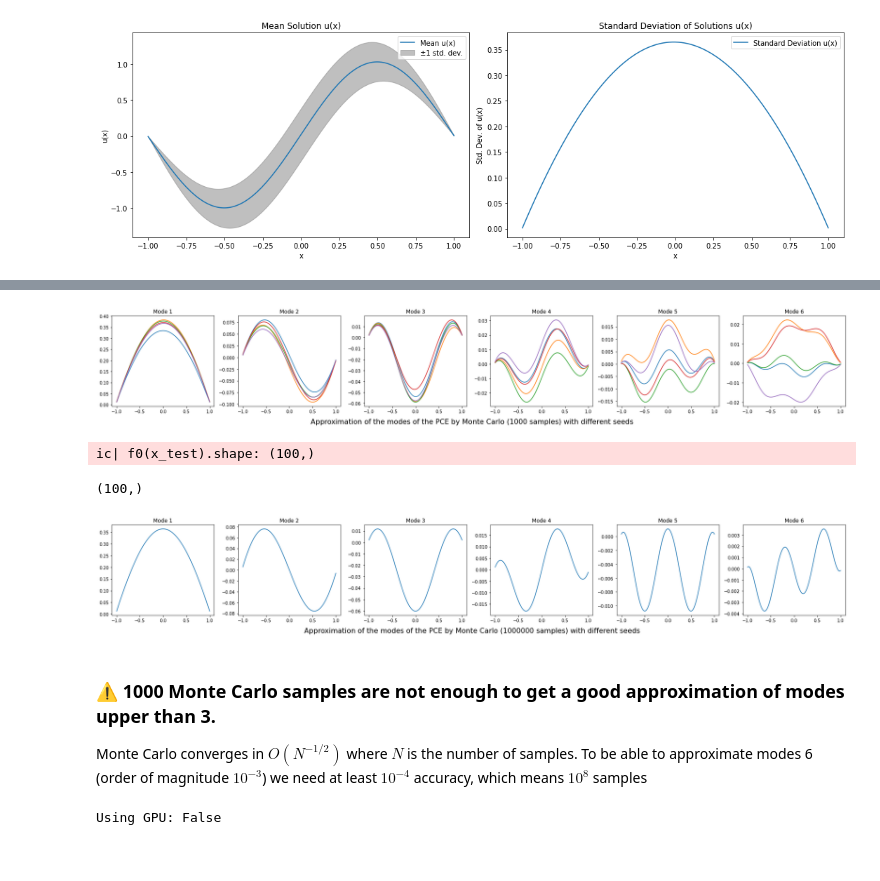
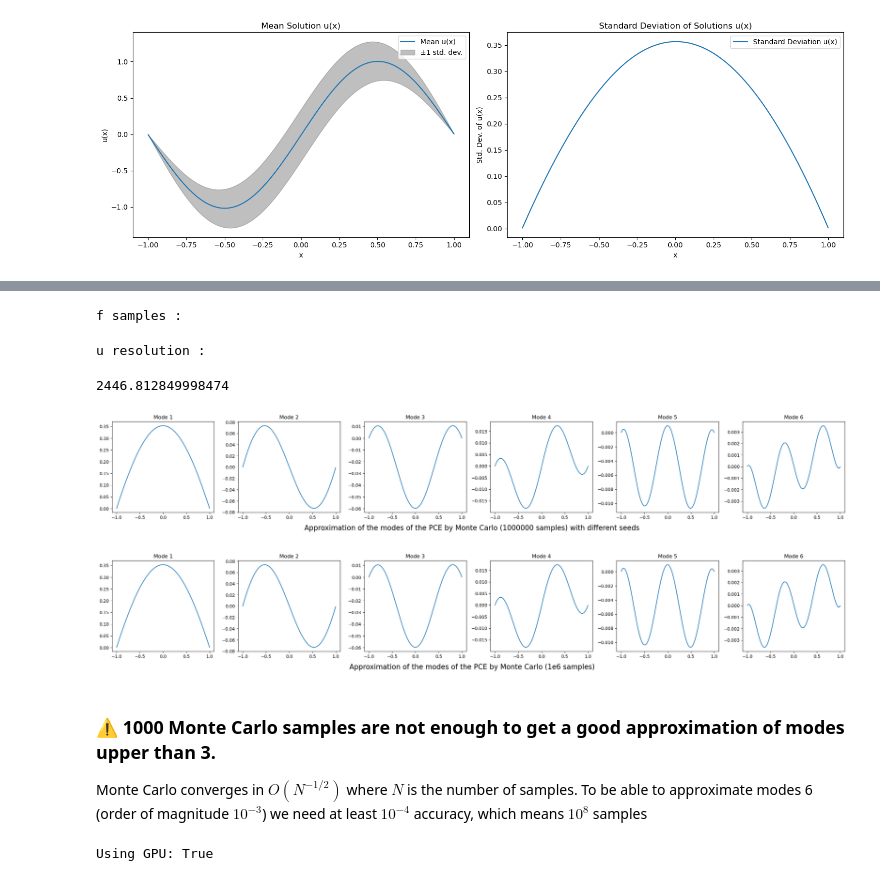
Before and after one commit to bonneted/pinn-cm, a Jupyter notebook: UQ/poisson_equation.ipynb, the cells around one changed output, grey strips where cells are left out. Saved outputs shown, nothing was run; the diff lists cells and outputs as text; code cells hidden in the pictures.

```diff
--- a/UQ/poisson_equation.ipynb
+++ b/UQ/poisson_equation.ipynb
@@ -17,7 +17,7 @@ from scipy.sparse.linalg import spsolve
 # Define parameters
 sigma = 1
 l = 0.5
-n_points = 110
+n_points = 1000
 x = np.linspace(-1, 1, n_points)
 dx = x[1] - x[0]
 
@@ -270,5 +174,7 @@ print(f"Truncation order for {threshold*100}% explained variance: {truncation_or
 Truncation order for 99.0% explained variance: 6
 # %%
+import time
+from tqdm import tqdm
 #approximating PCE modes by Monte Carlo
 def f_from_xi(xi, x_train, eigenvalues, eigenvectors, f0):
     """Compute the function f(x) from the random variables xi."""
@@ -276,67 +182,71 @@ def f_from_xi(xi, x_train, eigenvalues, eigenvectors, f0):
     f = f0(x_train) + f_stoch
     return f
 
-n_xi_samples = 1000
-n_x_points = 100 #spatial discretization/
+t_start = time.time()
+n_seeds = 1
+n_xi_samples = int(1e6)
+n_x_points = 1000 #spatial discretization/
 truncation_order = 6
 modes_functions = {}
 
 x_test = np.linspace(-1, 1, n_x_points)
 dx = x_test[1] - x_test[0]
 eigenvalues, eigenvectors = KL_expansion(x_test, kernel, truncation_order)
 
-for seed in range(0,5):
+for seed in range(0,n_seeds):
     np.random.seed(seed) # Set seed for reproducibility
 
     xi_test = np.random.randn(n_xi_samples, truncation_order)
 
-
-    f_samples = [f_from_xi(xi, x_test, eigenvalues, eigenvectors, lambda x: 0) for xi in xi_test]
-
-    u_solutions = np.array([solve_poisson(f_sample, dx) for f_sample in f_samples]) # Matrix of shape (n_samples, n_points)
+    print("f samples :")
+    f_samples = [f_from_xi(xi, x_test, eigenvalues, eigenvectors, lambda x: 0) for xi in tqdm(xi_test)]
+    print("u resolution :")
+    u_solutions = np.array([solve_poisson(f_sample, dx) for f_sample in tqdm(f_samples)]) # Matrix of shape (n_samples, n_points)
     u_mean = f0(x_test)/np.pi**2 # = u_solutions.mean(axis=0)
     u_stoch = u_solutions #- u_mean
     modes_functions[seed] = np.zeros((truncation_order, len(x_test)))
     for mode in range(0,truncation_order):
         xi_mode = xi_test[:,mode]
         modes_functions[seed][mode,:] = np.sum(xi_test[:,mode].reshape(-1,1) * u_stoch, axis=0)/n_xi_samples
 
 def plot_modes(modes_functions, x_test):
     fig, axs = plt.subplots(1, len(modes_functions[0]), figsize=(24, 4))
     for seed in range (0,len(modes_functions)):
         modes_function = modes_functions[seed]
         for i, mode in enumerate(modes_function):
             axs[i].plot(x_test, mode)
             axs[i].set_title(f"Mode {i+1}")
     plt.suptitle(f"Approximation of the modes of the PCE by Monte Carlo ({n_xi_samples} samples) with different seeds", y=0, fontsize=16)
     plt.tight_layout()
     plt.show()
 
+print(time.time()-t_start)
 plot_modes(modes_functions, x_test)
 # %% [output]
+f samples :
+u resolution :
+2446.812849998474
-[figure, old version]
+[figure, new version]
-# %%
-ic(f0(x_test).shape)
-# %% [output]
-ic| f0(x_test).shape: (100,)
-(100,)
 # %%
 #save the reference solution
+
 mean_modes = np.zeros((truncation_order, len(x_test)))
-for seed in range(0,5):
+for seed in range(0,n_seeds):
     mean_modes += modes_functions[seed]
-mean_modes = mean_modes/5
+mean_modes = mean_modes/n_seeds
+save = False
+if save:
+    np.save(f'reference_PCE_modes_1e{np.log10(n_xi_samples)}.npy', mean_modes)
 
-np.save('reference_PCE_modes.npy', mean_modes)
-
-fig, axs = plt.subplots(1, len(modes_functions[0]), figsize=(24, 4))
-for i, mode in enumerate(mean_modes):
+ref_mean_modes = np.load('reference_PCE_modes_1e6.0.npy')
+fig, axs = plt.subplots(1, len(ref_mean_modes), figsize=(24, 4))
+for i, mode in enumerate(ref_mean_modes):
     axs[i].plot(x_test, mode)
     axs[i].set_title(f"Mode {i+1}")
-plt.suptitle(f"Approximation of the modes of the PCE by Monte Carlo ({n_xi_samples} samples) with different seeds", y=0, fontsize=16)
+plt.suptitle(f"Approximation of the modes of the PCE by Monte Carlo (1e6 samples)", y=0, fontsize=16)
 plt.tight_layout()
 # %% [output]
-[figure, old version]
+[figure, new version]
 # %% [markdown]
 ### ⚠ 1000 Monte Carlo samples are not enough to get a good approximation of modes upper than 3.
 
@@ -354,13 +264,13 @@ torch.manual_seed(0)
 
 # Set the device
 device = torch.device("cuda" if torch.cuda.is_available() else "cpu")
-device = "cpu"
+# device = "cpu"
 def grad_i(Y,X,i):
     #calculate the partial derivative of y with respect to x_i
     return torch.autograd.grad(Y, X, grad_outputs=torch.ones_like(Y), create_graph=True)[0][:, None, i].flatten()
 print("Using GPU:", torch.cuda.is_available())
 # %% [output]
-Using GPU: False
+Using GPU: True
 # %%
 def f0(x):
     if isinstance(x, torch.Tensor):
```
Also changed, not shown: parts of 13 cells of this notebook.
